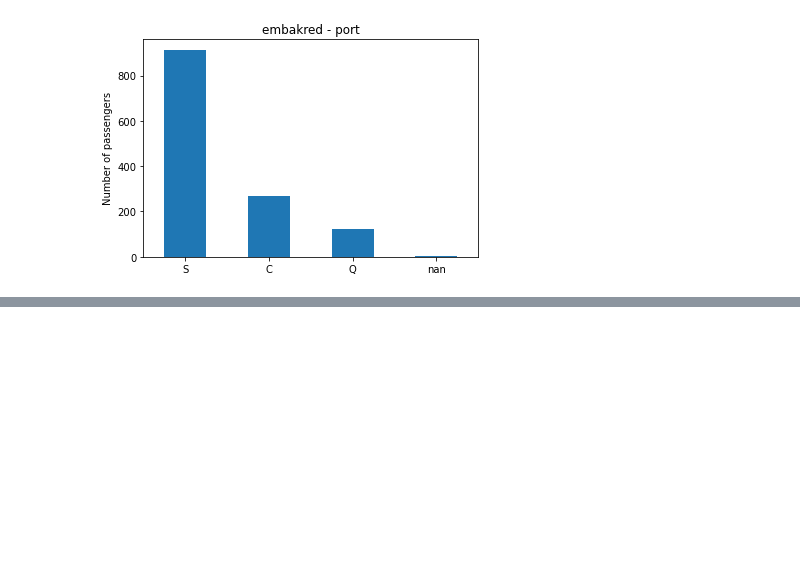
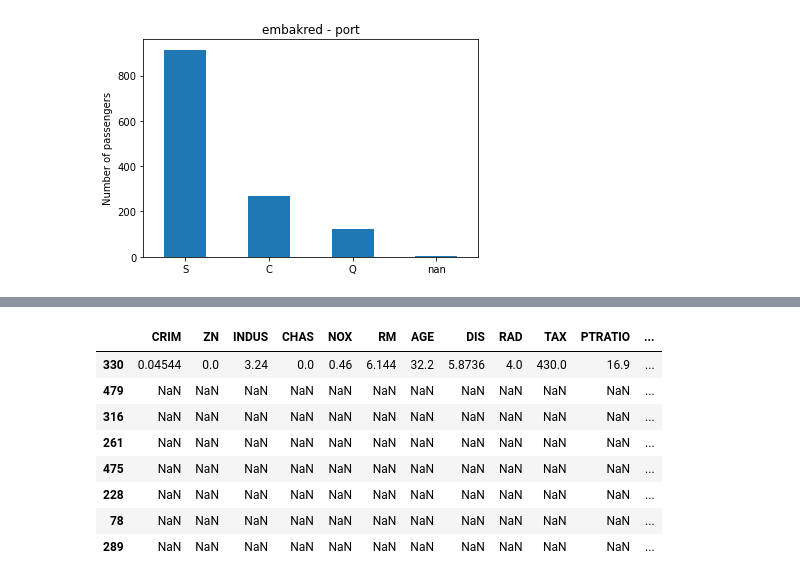
Before and after one commit to dajebbar/feature_engineering, a Jupyter notebook: python_fe/Lec-1.ipynb, the cells around one changed output, grey strips where cells are left out. Saved outputs shown, nothing was run; the diff lists cells and outputs as text; code cells hidden in the pictures; blank space fills up the shorter version.

```diff
--- a/python_fe/Lec-1.ipynb
+++ b/python_fe/Lec-1.ipynb
@@ -2,5 +2,11 @@
 # Identifying variables types
 # %%
 import pandas as pd
+import numpy as np
 import matplotlib.pyplot as plt
+import seaborn as sns
+# from sklearn.datasets import load_boston
+from sklearn.linear_model import LinearRegression
+
+pd.set_option('display.max_columns', None)
 # %%
@@ -101,0 +278,23 @@ plt.show();
+# %%
+data_url = "http://lib.stat.cmu.edu/datasets/boston"
+raw_df = pd.read_csv(data_url, sep="\s+", skiprows=22, header=None)
+data = np.hstack([raw_df.values[::2, :], raw_df.values[1::2, :2]])
+target = raw_df.values[1::2, 2]
+
+data = pd.DataFrame(data, columns=['CRIM','ZN','INDUS','CHAS','NOX','RM',
+                                 'AGE','DIS','RAD','TAX','PTRATIO','B','LSTAT'
+                                ])
+# %%
+tar = pd.DataFrame(target, columns=['MEDV'])
+df = pd.concat([data, tar])
+df.sample(8)
+# %% [output]
+|  | CRIM | ZN | INDUS | CHAS | NOX | RM | AGE | DIS | RAD | TAX | PTRATIO | ... |
+| 330 | 0.04544 | 0.0 | 3.24 | 0.0 | 0.46 | 6.144 | 32.2 | 5.8736 | 4.0 | 430.0 | 16.9 | ... |
+| 479 | NaN | NaN | NaN | NaN | NaN | NaN | NaN | NaN | NaN | NaN | NaN | ... |
+| 316 | NaN | NaN | NaN | NaN | NaN | NaN | NaN | NaN | NaN | NaN | NaN | ... |
+| 261 | NaN | NaN | NaN | NaN | NaN | NaN | NaN | NaN | NaN | NaN | NaN | ... |
+| 475 | NaN | NaN | NaN | NaN | NaN | NaN | NaN | NaN | NaN | NaN | NaN | ... |
+| 228 | NaN | NaN | NaN | NaN | NaN | NaN | NaN | NaN | NaN | NaN | NaN | ... |
+| 78 | NaN | NaN | NaN | NaN | NaN | NaN | NaN | NaN | NaN | NaN | NaN | ... |
+| 289 | NaN | NaN | NaN | NaN | NaN | NaN | NaN | NaN | NaN | NaN | NaN | ... |
```
Also changed, not shown: parts of 25 cells of this notebook.
